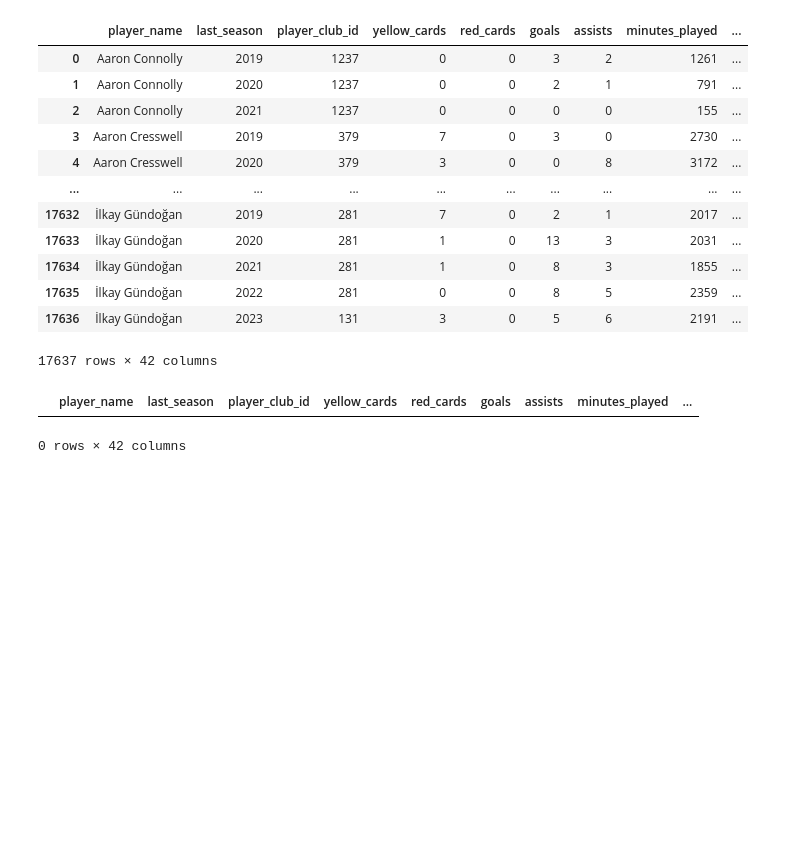
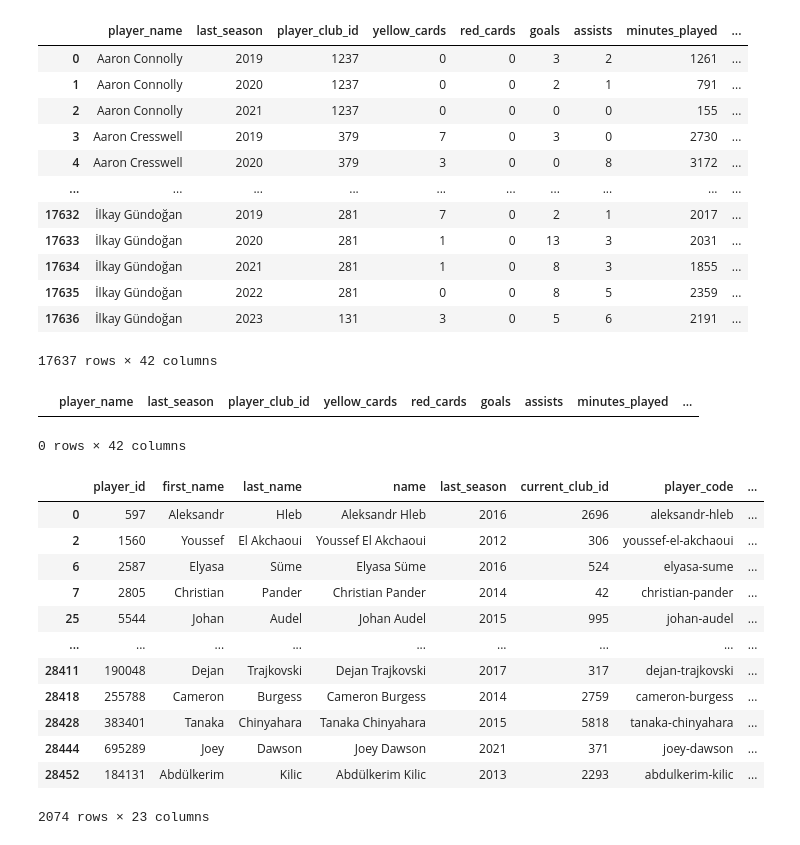
Before and after one commit to wjco/DAStudy-sat, a Jupyter notebook: Tek/football-data-from-transfermarkt/preprocessing-football-data-from-transfermarkt.ipynb, the cells around one changed output. Saved outputs shown, nothing was run; the diff lists cells and outputs as text; code cells hidden in the pictures; blank space fills up the shorter version.

Commit message:
Update: 240308 football data country_of_citizenship 결측치 대체 3

```diff
--- a/Tek/football-data-from-transfermarkt/preprocessing-football-data-from-transfermarkt.ipynb
+++ b/Tek/football-data-from-transfermarkt/preprocessing-football-data-from-transfermarkt.ipynb
@@ -746,3 +746,21 @@ merged_again[merged_again["country_of_citizenship"].isnull()]
 0 rows × 42 columns
 # %%
 merged_again.to_csv("data/merged_again.csv", index=False)
+# %%
+player2_df = pd.read_csv("C:/Users/aryij/Documents/DataStudy/archive(4)/players.csv")
+# %%
+player2_df[player2_df.foot.isnull()]
+# %% [output]
+|  | player_id | first_name | last_name | name | last_season | current_club_id | player_code | ... |
+| 0 | 597 | Aleksandr | Hleb | Aleksandr Hleb | 2016 | 2696 | aleksandr-hleb | ... |
+| 2 | 1560 | Youssef | El Akchaoui | Youssef El Akchaoui | 2012 | 306 | youssef-el-akchaoui | ... |
+| 6 | 2587 | Elyasa | Süme | Elyasa Süme | 2016 | 524 | elyasa-sume | ... |
+| 7 | 2805 | Christian | Pander | Christian Pander | 2014 | 42 | christian-pander | ... |
+| 25 | 5544 | Johan | Audel | Johan Audel | 2015 | 995 | johan-audel | ... |
+| ... | ... | ... | ... | ... | ... | ... | ... | ... |
+| 28411 | 190048 | Dejan | Trajkovski | Dejan Trajkovski | 2017 | 317 | dejan-trajkovski | ... |
+| 28418 | 255788 | Cameron | Burgess | Cameron Burgess | 2014 | 2759 | cameron-burgess | ... |
+| 28428 | 383401 | Tanaka | Chinyahara | Tanaka Chinyahara | 2015 | 5818 | tanaka-chinyahara | ... |
+| 28444 | 695289 | Joey | Dawson | Joey Dawson | 2021 | 371 | joey-dawson | ... |
+| 28452 | 184131 | Abdülkerim | Kilic | Abdülkerim Kilic | 2013 | 2293 | abdulkerim-kilic | ... |
+2074 rows × 23 columns
```
Also changed, not shown: parts of 1 cell of this notebook.
